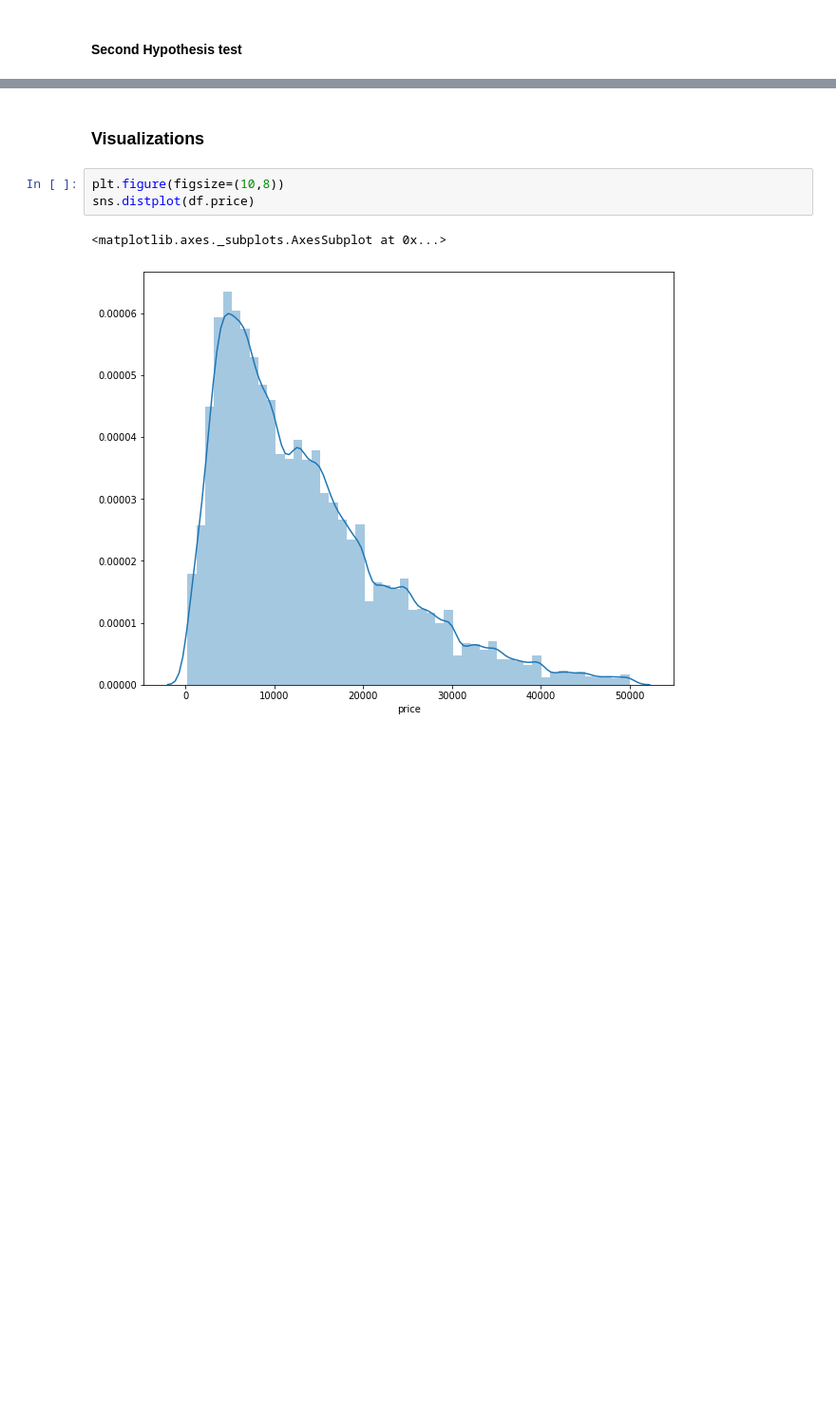
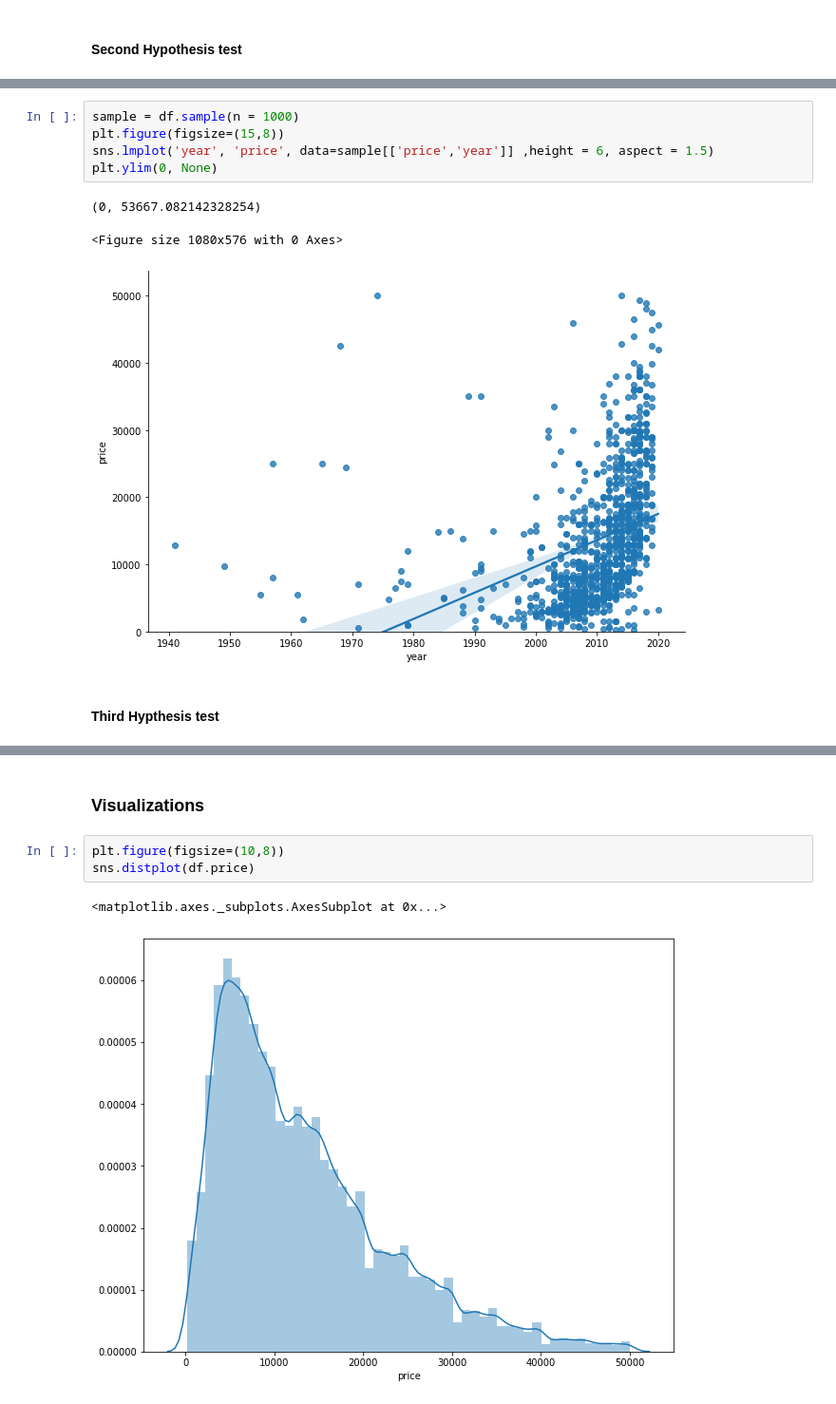
Before and after one commit to jagan-singh/Car-Price-Prediction, a Jupyter notebook: project.ipynb, the cells around one changed output, grey strips where cells are left out. Shown: that part at 95% size. Cells and saved outputs as stored; diff of their text form; blank space fills up the shorter version.

```diff
--- a/project.ipynb
+++ b/project.ipynb
@@ -232,0 +244,11 @@ Ttest_indResult(statistic=736.1846690665705, pvalue=0.0)
+# %%
+sample = df.sample(n = 1000)
+plt.figure(figsize=(15,8))
+sns.lmplot('year', 'price', data=sample[['price','year']] ,height = 6, aspect = 1.5)
+plt.ylim(0, None)
+# %% [output]
+(0, 53667.082142328254)
+<Figure size 1080x576 with 0 Axes>
+[figure, added]
+# %% [markdown]
+#### Third Hypthesis test
```
Also changed, not shown: parts of 44 cells of this notebook.
